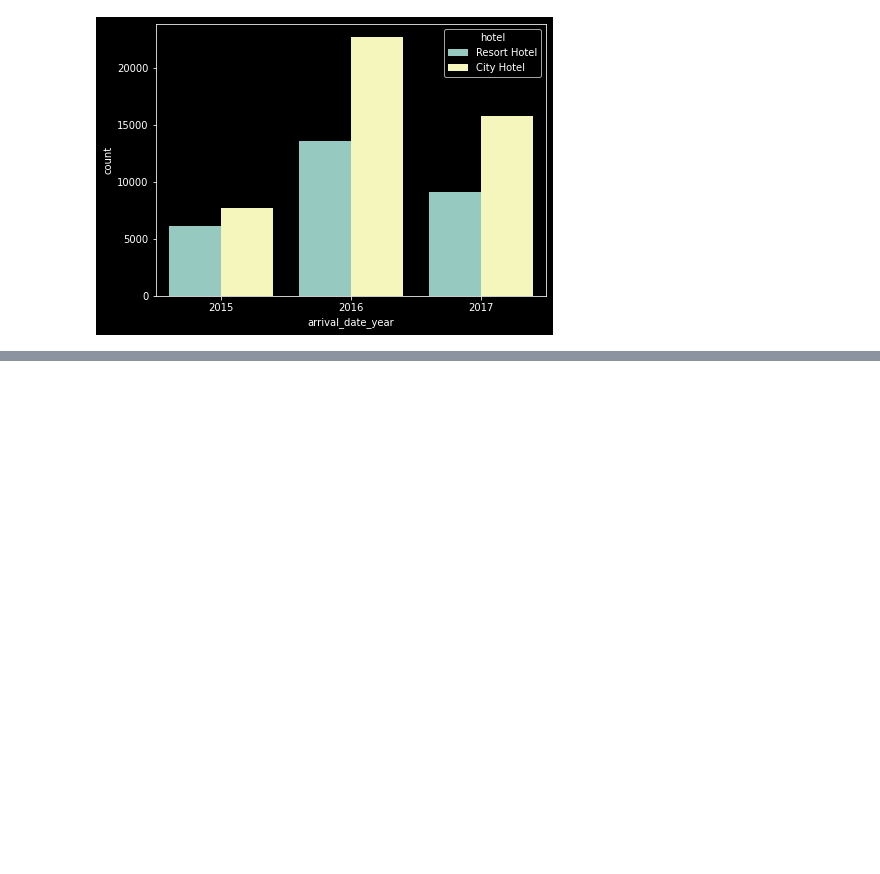
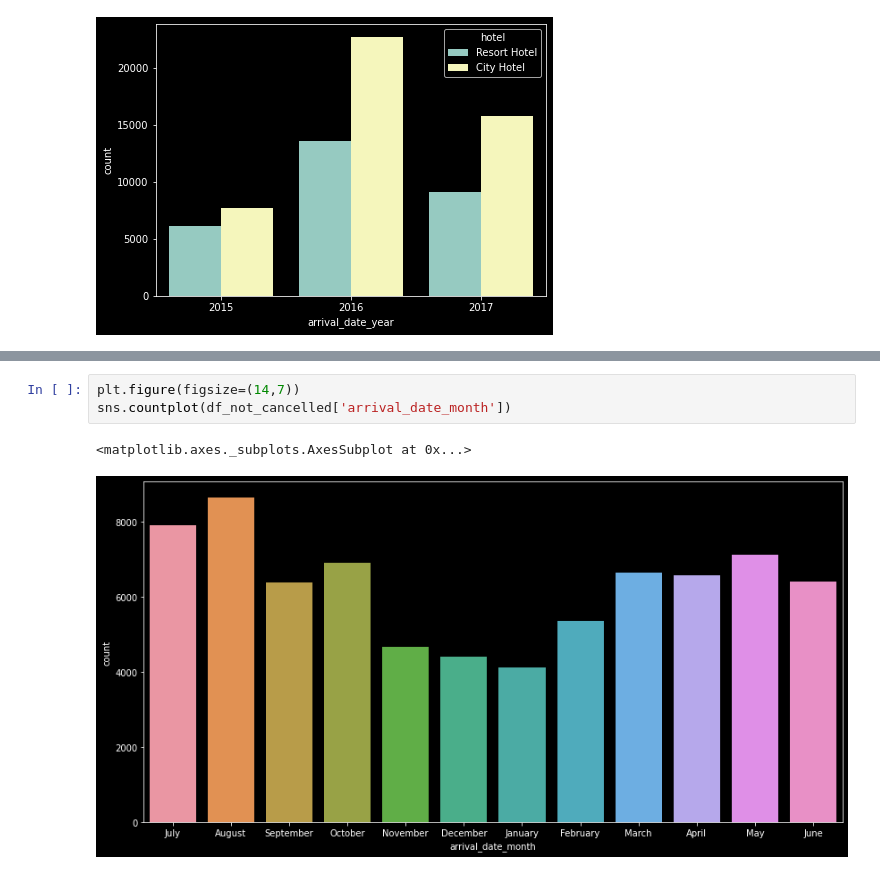
Before and after one commit to dhiru-c/CAPSTONE_PROJECT-HOTEL-BOOKING-ANALYSIS, a Jupyter notebook: Hotel_Booking_Analysis_Capstone_Project.ipynb, the cells around one changed output, grey strips where cells are left out. Drawn from its saved outputs; the diff is of its cells as text; blank space fills up the shorter version.

```diff
--- a/Hotel_Booking_Analysis_Capstone_Project.ipynb
+++ b/Hotel_Booking_Analysis_Capstone_Project.ipynb
@@ -388,0 +410,6 @@ sns.countplot(x='arrival_date_year', hue='hotel',  data=confirm_booking_df);
+# %%
+plt.figure(figsize=(14,7))
+sns.countplot(df_not_cancelled['arrival_date_month'])
+# %% [output]
+<matplotlib.axes._subplots.AxesSubplot at 0x...>
+[figure, added]
```
Also changed, not shown: parts of 21 cells of this notebook.
